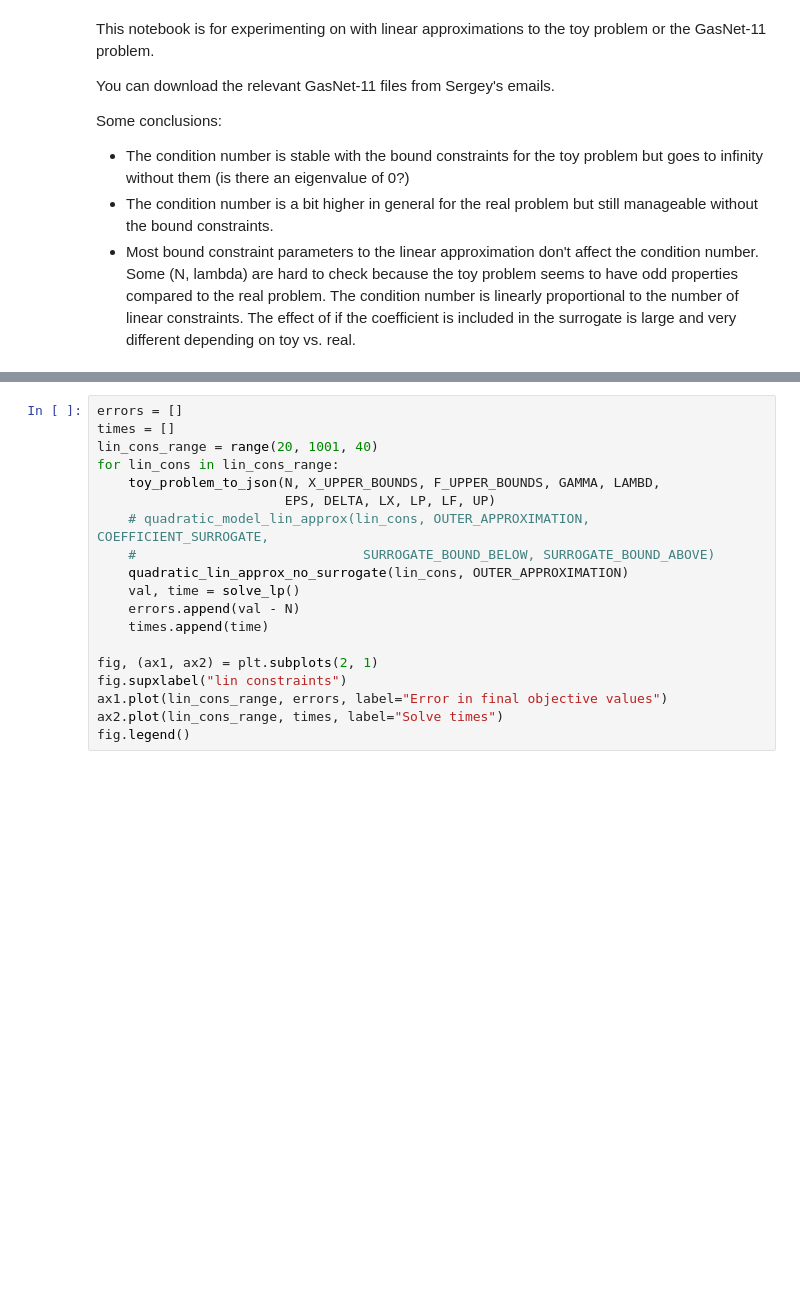
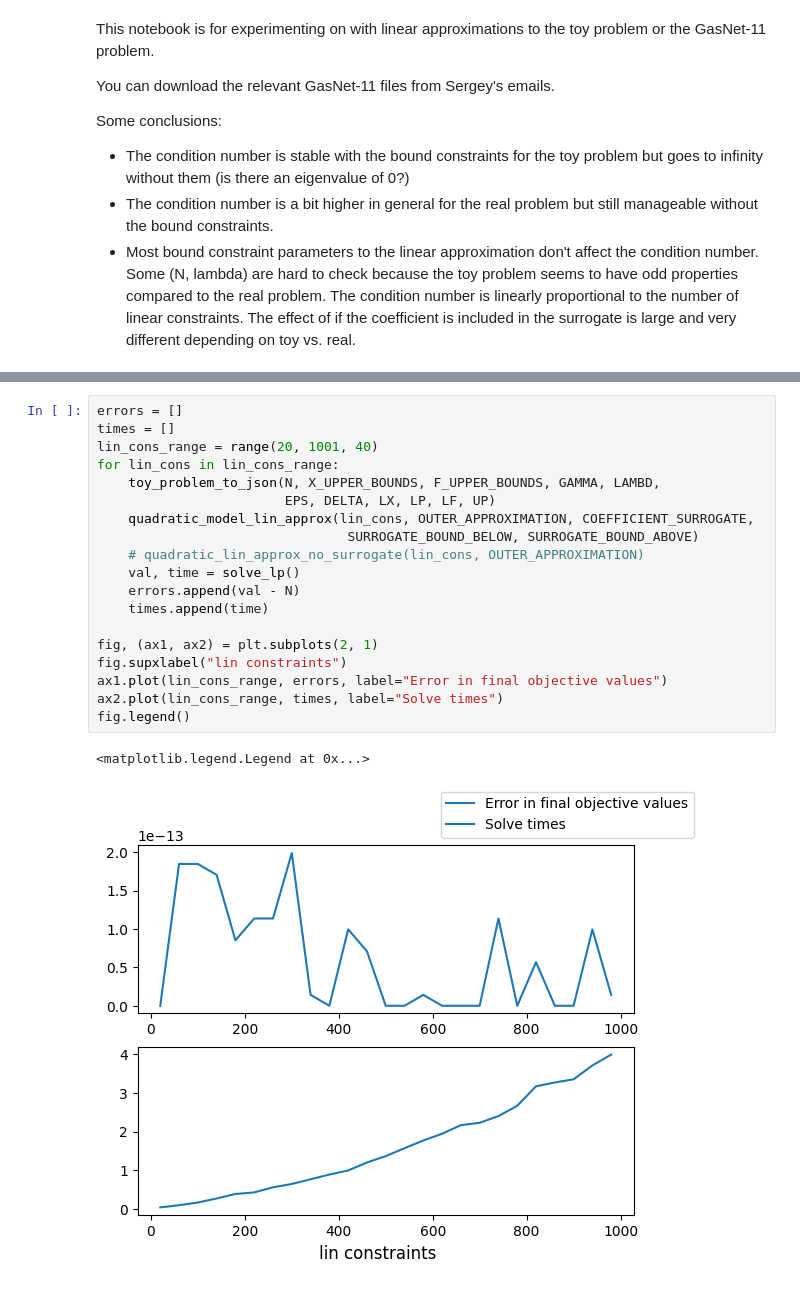
Before and after one commit to micpap25/ENG-QUANT, a Jupyter notebook: experiments/classical_run.ipynb, the cells around one changed output, grey strips where cells are left out. Cells and saved outputs as stored; diff of their text form; blank space fills up the shorter version.

```diff
--- a/experiments/classical_run.ipynb
+++ b/experiments/classical_run.ipynb
@@ -76,22 +81,25 @@ fig.legend()
 # %%
 errors = []
 times = []
 lin_cons_range = range(20, 1001, 40)
 for lin_cons in lin_cons_range:
     toy_problem_to_json(N, X_UPPER_BOUNDS, F_UPPER_BOUNDS, GAMMA, LAMBD,
                         EPS, DELTA, LX, LP, LF, UP)
-    # quadratic_model_lin_approx(lin_cons, OUTER_APPROXIMATION, COEFFICIENT_SURROGATE,
-    #                             SURROGATE_BOUND_BELOW, SURROGATE_BOUND_ABOVE)
-    quadratic_lin_approx_no_surrogate(lin_cons, OUTER_APPROXIMATION)
+    quadratic_model_lin_approx(lin_cons, OUTER_APPROXIMATION, COEFFICIENT_SURROGATE,
+                                SURROGATE_BOUND_BELOW, SURROGATE_BOUND_ABOVE)
+    # quadratic_lin_approx_no_surrogate(lin_cons, OUTER_APPROXIMATION)
     val, time = solve_lp()
     errors.append(val - N)
     times.append(time)
 
 fig, (ax1, ax2) = plt.subplots(2, 1)
 fig.supxlabel("lin constraints")
 ax1.plot(lin_cons_range, errors, label="Error in final objective values")
 ax2.plot(lin_cons_range, times, label="Solve times")
 fig.legend()
+# %% [output]
+<matplotlib.legend.Legend at 0x...>
+[figure, added]
 # %%
 # Put the original QCP into gurobi
 qcp_value, qcp_time = solve_qcp(f_name="model11_quad.json")
```
Also changed, not shown: parts of 14 cells of this notebook, 5 other files.
